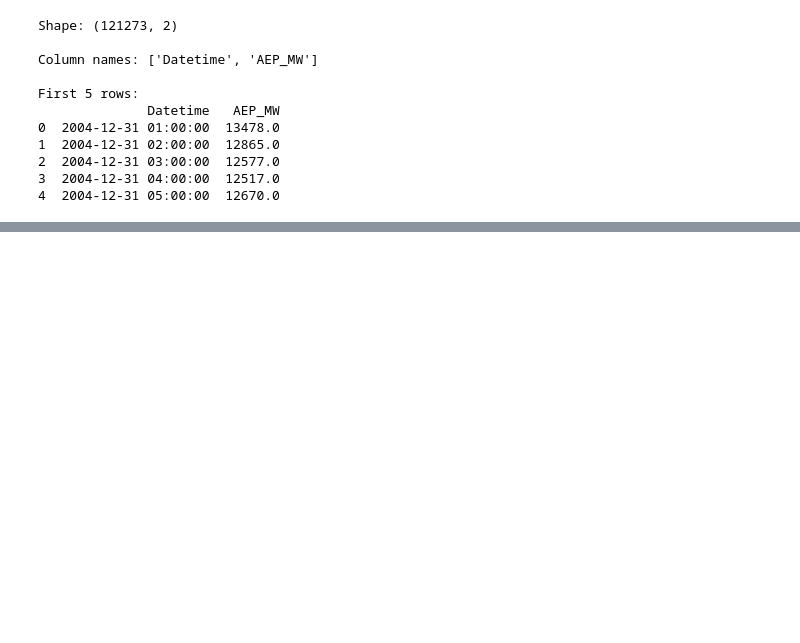
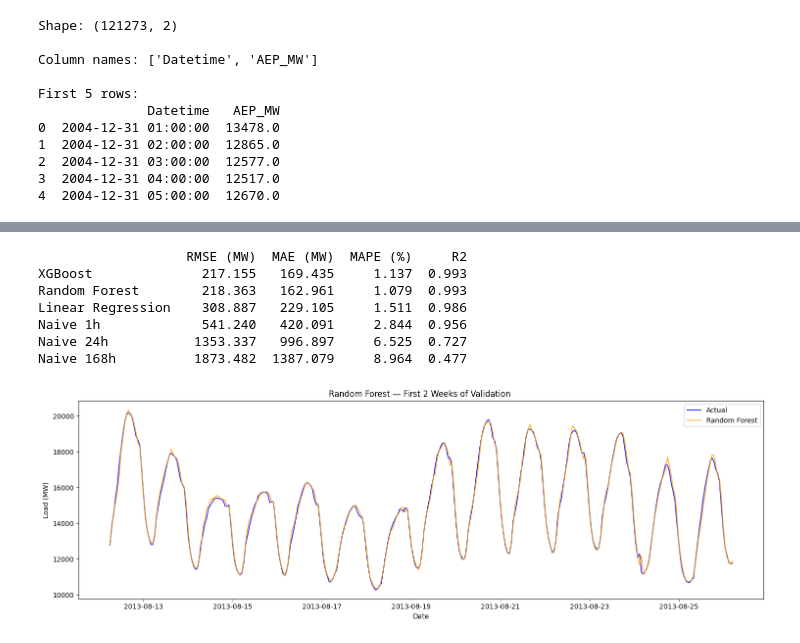
Before and after one commit to ujjwaltiwari1204-glitch/load-forecasting-power-systems, a Jupyter notebook: Desktop/load-forecasting-power-systems/load_forecasting.ipynb, the cells around one changed output, grey strips where cells are left out. Cells and saved outputs as stored; diff of their text form; code cells hidden in the pictures; blank space fills up the shorter version.

```diff
--- a/Desktop/load-forecasting-power-systems/load_forecasting.ipynb
+++ b/Desktop/load-forecasting-power-systems/load_forecasting.ipynb
@@ -517,0 +450,52 @@ plt.show()
+# %%
+from sklearn.ensemble import RandomForestRegressor
+
+rf_model = RandomForestRegressor(
+    n_estimators=200,
+    max_depth=12,
+    min_samples_leaf=5,
+    random_state=42,
+    n_jobs=-1
+)
+
+rf_model.fit(X_train, y_train)
+y_pred_rf_val = rf_model.predict(X_val)
+
+validation_results["Random Forest"] = evaluate_predictions(
+    y_val, y_pred_rf_val
+)
+
+print(
+    pd.DataFrame(validation_results)
+    .T
+    .sort_values("RMSE (MW)")
+    .round(3)
+)
+
+# Plot the same validation hours
+rf_plot = pd.DataFrame({
+    "Actual": y_val,
+    "Random Forest": y_pred_rf_val
+}).reindex(plot_hours)
+
+plt.figure(figsize=(15, 5))
+plt.plot(rf_plot.index, rf_plot["Actual"],
+         label="Actual", color="blue", alpha=0.8)
+plt.plot(rf_plot.index, rf_plot["Random Forest"],
+         label="Random Forest", color="orange", alpha=0.8)
+
+plt.title("Random Forest — First 2 Weeks of Validation ")
+plt.xlabel("Date")
+plt.ylabel("Load (MW)")
+plt.legend()
+plt.tight_layout()
+plt.show()
+# %% [output]
+                   RMSE (MW)  MAE (MW)  MAPE (%)     R2
+XGBoost              217.155   169.435     1.137  0.993
+Random Forest        218.363   162.961     1.079  0.993
+Linear Regression    308.887   229.105     1.511  0.986
+Naive 1h             541.240   420.091     2.844  0.956
+Naive 24h           1353.337   996.897     6.525  0.727
+Naive 168h          1873.482  1387.079     8.964  0.477
+[figure, added]
```
Also changed, not shown: parts of 75 cells of this notebook, 4 other files.
